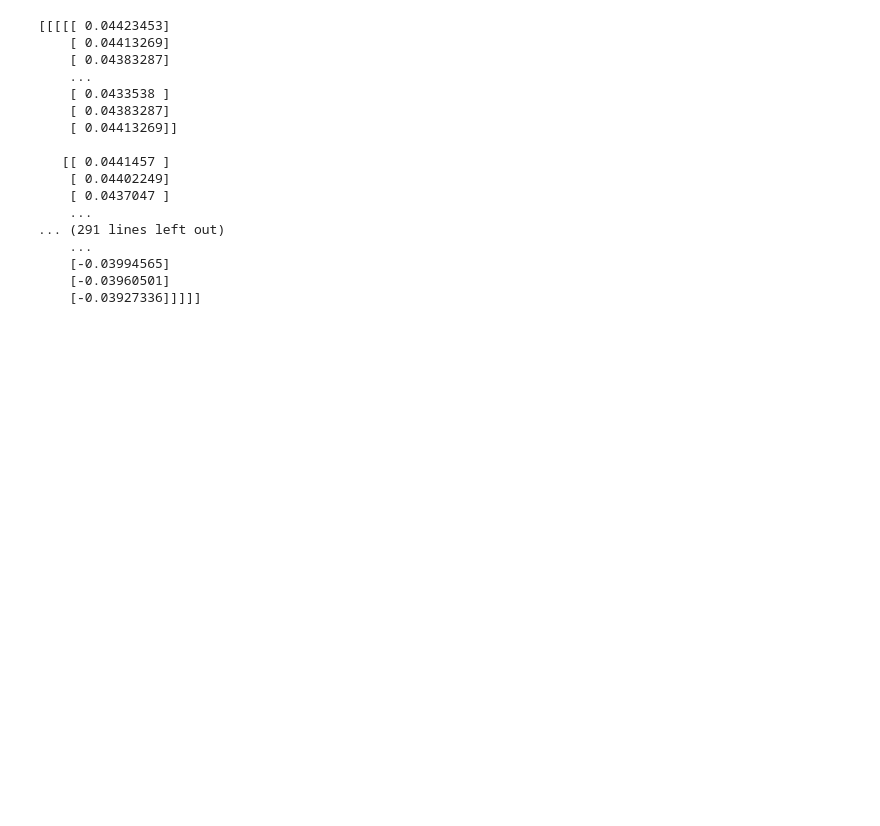
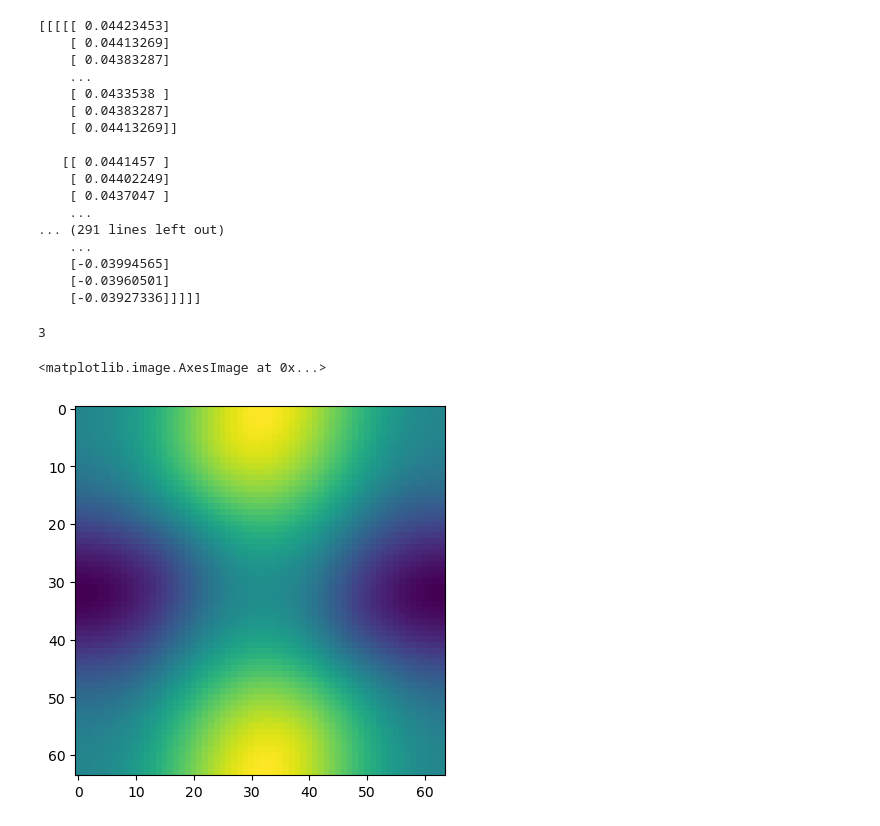
Before and after one commit to yashpatel5400/opicl, a Jupyter notebook: debug.ipynb, the cells around one changed output. Drawn from its saved outputs; the diff is of its cells as text; code cells hidden in the pictures; blank space fills up the shorter version.

```diff
--- a/debug.ipynb
+++ b/debug.ipynb
@@ -493,0 +510,8 @@ print(a)
+# %%
+alpha, beta, gamma, N = 1.0, 1.0, 4.0, 64
+num_samples = 5
+fs = GRF(alpha, beta, gamma, N, num_samples)
+# %%
+len(operators)
+# %% [output]
+3
@@ -493,0 +520,7 @@ print(a)
+# %%
+import matplotlib.pyplot as plt
+
+plt.imshow(fs[1])
+# %% [output]
+<matplotlib.image.AxesImage at 0x...>
+[figure, added]
```
Also changed, not shown: parts of 10 cells of this notebook, 1 other file.
